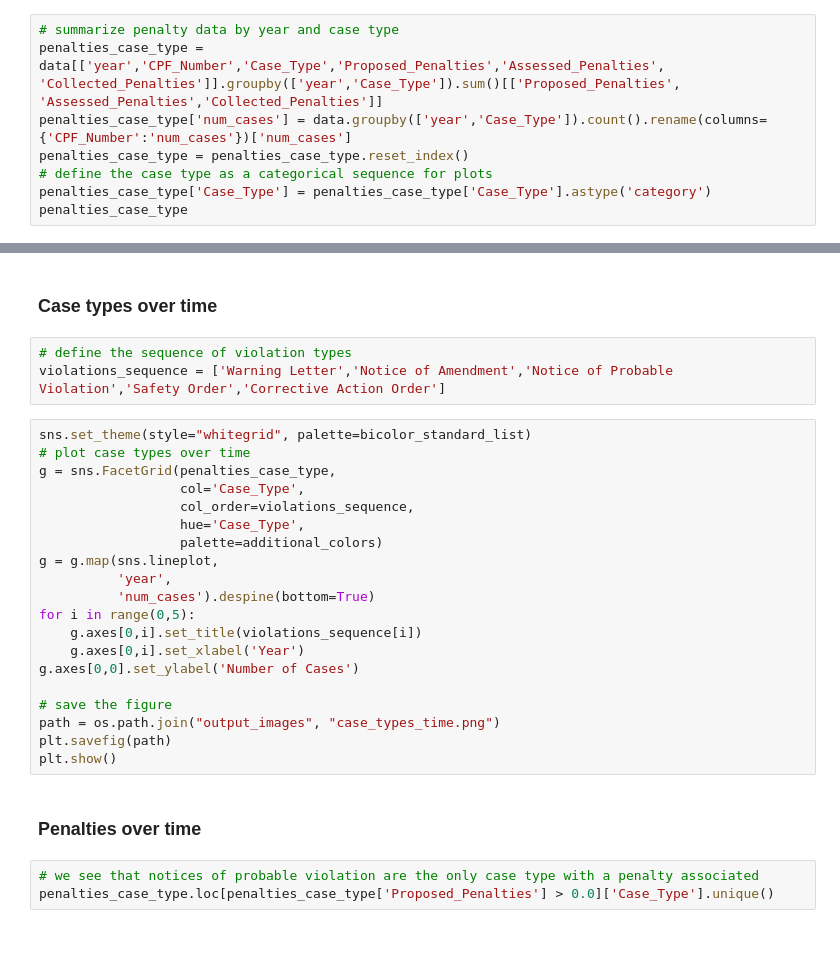
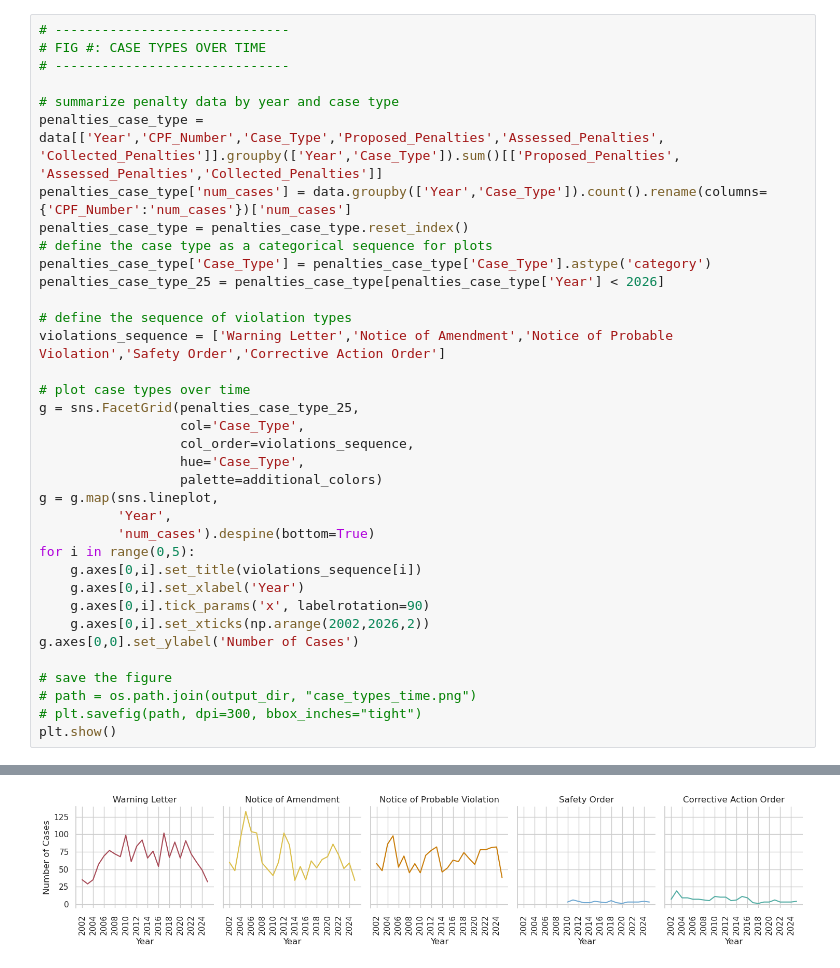
Before and after one commit to edgi-govdata-archiving/PipelineSafety, a Jupyter notebook: phmsa_exploration.ipynb, the cells around one changed output, grey strips where cells are left out. Saved outputs shown, nothing was run; the diff lists cells and outputs as text; blank space fills up the shorter version.

```diff
--- a/phmsa_exploration.ipynb
+++ b/phmsa_exploration.ipynb
@@ -125,8 +215,37 @@ Try to pull from my other enforcement work? Add something to the methods.
 # %%
+# ------------------------------
+# FIG #: CASE TYPES OVER TIME
+# ------------------------------
+
 # summarize penalty data by year and case type
-penalties_case_type = data[['year','CPF_Number','Case_Type','Proposed_Penalties','Assessed_Penalties', 'Collected_Penalties']].groupby(['year','Case_Type']).sum()[['Proposed_Penalties', 'Assessed_Penalties','Collected_Penalties']]
-penalties_case_type['num_cases'] = data.groupby(['year','Case_Type']).count().rename(columns={'CPF_Number':'num_cases'})['num_cases']
+penalties_case_type = data[['Year','CPF_Number','Case_Type','Proposed_Penalties','Assessed_Penalties', 'Collected_Penalties']].groupby(['Year','Case_Type']).sum()[['Proposed_Penalties', 'Assessed_Penalties','Collected_Penalties']]
+penalties_case_type['num_cases'] = data.groupby(['Year','Case_Type']).count().rename(columns={'CPF_Number':'num_cases'})['num_cases']
 penalties_case_type = penalties_case_type.reset_index()
 # define the case type as a categorical sequence for plots
 penalties_case_type['Case_Type'] = penalties_case_type['Case_Type'].astype('category')
-penalties_case_type
+penalties_case_type_25 = penalties_case_type[penalties_case_type['Year'] < 2026]
+
+# define the sequence of violation types
+violations_sequence = ['Warning Letter','Notice of Amendment','Notice of Probable Violation','Safety Order','Corrective Action Order']
+
+# plot case types over time
+g = sns.FacetGrid(penalties_case_type_25,
+                  col='Case_Type',
+                  col_order=violations_sequence,
+                  hue='Case_Type',
+                  palette=additional_colors)
+g = g.map(sns.lineplot,
+          'Year',
+          'num_cases').despine(bottom=True)
+for i in range(0,5):
+    g.axes[0,i].set_title(violations_sequence[i])
+    g.axes[0,i].set_xlabel('Year')
+    g.axes[0,i].tick_params('x', labelrotation=90)
+    g.axes[0,i].set_xticks(np.arange(2002,2026,2))
+g.axes[0,0].set_ylabel('Number of Cases')
+
+# save the figure
+# path = os.path.join(output_dir, "case_types_time.png")
+# plt.savefig(path, dpi=300, bbox_inches="tight")
+plt.show()
+# %% [output]
@@ -133,30 +269 @@ penalties_case_type
+[figure, added]
-# %% [markdown]
-### Case types over time
-# %%
-# define the sequence of violation types
-violations_sequence = ['Warning Letter','Notice of Amendment','Notice of Probable Violation','Safety Order','Corrective Action Order']
-# %%
-sns.set_theme(style="whitegrid", palette=bicolor_standard_list)
-# plot case types over time
-g = sns.FacetGrid(penalties_case_type,
-                  col='Case_Type',
-                  col_order=violations_sequence,
-                  hue='Case_Type',
-                  palette=additional_colors)
-g = g.map(sns.lineplot,
-          'year',
-          'num_cases').despine(bottom=True)
-for i in range(0,5):
-    g.axes[0,i].set_title(violations_sequence[i])
-    g.axes[0,i].set_xlabel('Year')
-g.axes[0,0].set_ylabel('Number of Cases')
-
-# save the figure
-path = os.path.join("output_images", "case_types_time.png")
-plt.savefig(path)
-plt.show()
-# %% [markdown]
-### Penalties over time
-# %%
-# we see that notices of probable violation are the only case type with a penalty associated
-penalties_case_type.loc[penalties_case_type['Proposed_Penalties'] > 0.0]['Case_Type'].unique()
```
Also changed, not shown: parts of 22 cells of this notebook, 2 other files.
